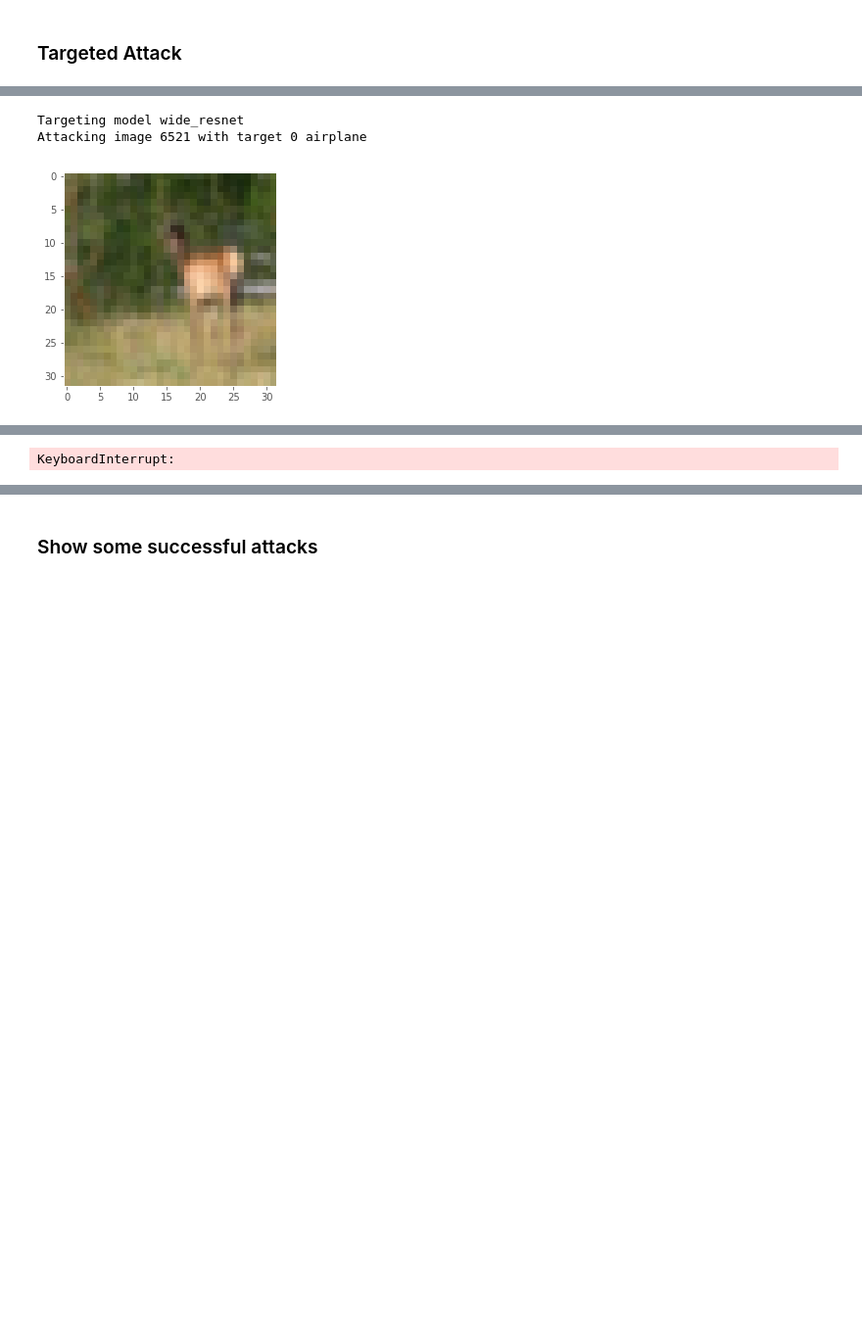
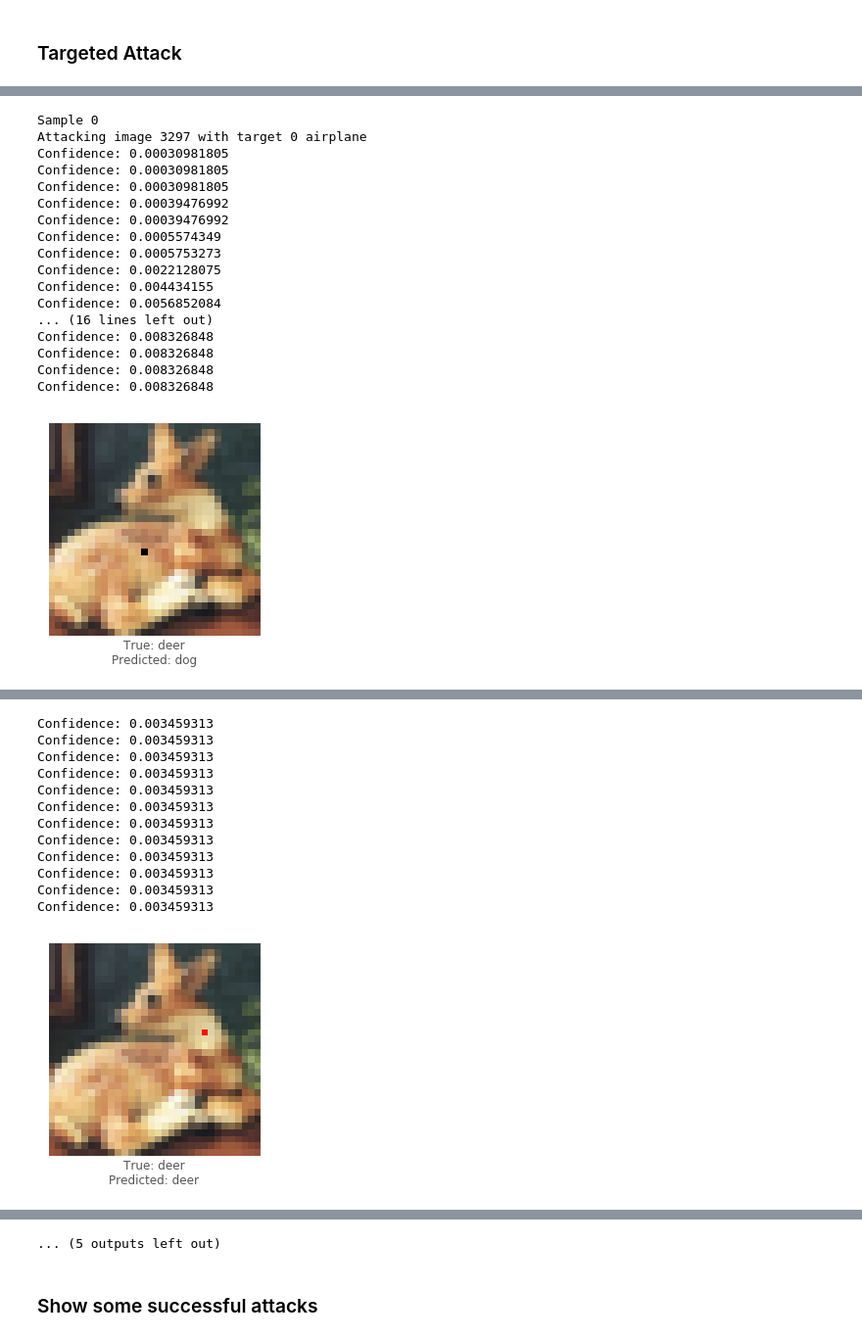
Before and after one commit to Hyperparticle/one-pixel-attack-keras, a Jupyter notebook: one-pixel-attack.ipynb, the cells around one changed output, grey strips where cells are left out. Shown at 98% size. Saved outputs shown, nothing was run; the diff lists cells and outputs as text; code cells hidden in the pictures; blank space fills up the shorter version.

Commit message:
Add resnet, densenet and implement targeted attack

```diff
--- a/one-pixel-attack.ipynb
+++ b/one-pixel-attack.ipynb
@@ -66,0 +49,9 @@ Successfully loaded wide_resnet
+# %%
+lecun_net = LecunNet()
+pure_cnn = PureCnn()
+net_in_net = NetworkInNetwork()
+resnet = ResNet()
+densenet = DenseNet()
+wide_resnet = WideResNet()
+
+models = [lecun_net, pure_cnn, net_in_net, resnet, densenet, wide_resnet]
@@ -305,0 +230,9 @@ def untargeted_callback(xk, convergence):
+# %%
+def targeted_callback(x, convergence, args):
+    img, target, model = args
+    img_perturbed = perturb_image(x, img)
+    confidence = model.predict(img_perturbed)
+    prediction = np.argmax(confidence)
+    print('Confidence:', confidence[target])
+    if (prediction == target):
+        return True # Do it this way because returning it directly will prevent early halting
@@ -306,7 +248,44 @@ def untargeted_callback(xk, convergence):
+# %%
+def attack_targeted(model, pixel_count=1, sample_count=100, iterations=30,
+                      population=10, mutation=0.5, recombination=1,
+                      stop_threshold=-0.01, callback=targeted_callback):
+    samples = np.random.choice(len(x_test), sample_count)
+
+    results = []
+    for i,img in enumerate(samples):
+        print('Sample', i)
+        for target in range(10):
+            if target == y_test[img]:
+                continue
+            result = attack_targeted_iteration(
+                img, model, target, pixel_count, iterations,
+                population, mutation, recombination,
+                stop_threshold, callback)
+            results.append(result)
+            print()
+
+    return pd.DataFrame(
+        data=results,
+        columns=['image_index', 'true_class', 'predicted_class', 'success', 'predicted_probs', 'attack_image']
+    )
 # %%
-targeted_results = attack_targeted(models[0])
-targeted_results
+targeted_results = attack_targeted(resnet)
 # %% [output]
-Targeting model wide_resnet
-Attacking image 6521 with target 0 airplane
+Sample 0
+Attacking image 3297 with target 0 airplane
+Confidence: 0.00030981805
+Confidence: 0.00030981805
+Confidence: 0.00030981805
+Confidence: 0.00039476992
+Confidence: 0.00039476992
+Confidence: 0.0005574349
+Confidence: 0.0005753273
+Confidence: 0.0022128075
+Confidence: 0.004434155
+Confidence: 0.0056852084
+... (16 lines left out)
+Confidence: 0.008326848
+Confidence: 0.008326848
+Confidence: 0.008326848
+Confidence: 0.008326848
-[figure, old version]
+[figure, new version]
@@ -319 +311,13 @@ differential_evolution step 6: f(x)= 0.999944
-KeyboardInterrupt:
+Confidence: 0.003459313
+Confidence: 0.003459313
+Confidence: 0.003459313
+Confidence: 0.003459313
+Confidence: 0.003459313
+Confidence: 0.003459313
+Confidence: 0.003459313
+Confidence: 0.003459313
+Confidence: 0.003459313
+Confidence: 0.003459313
+Confidence: 0.003459313
+Confidence: 0.003459313
+[figure, added]
@@ -319,0 +366 @@ KeyboardInterrupt:
+... (5 outputs left out)
```
Also changed, not shown: parts of 17 cells of this notebook, 6 other files.
